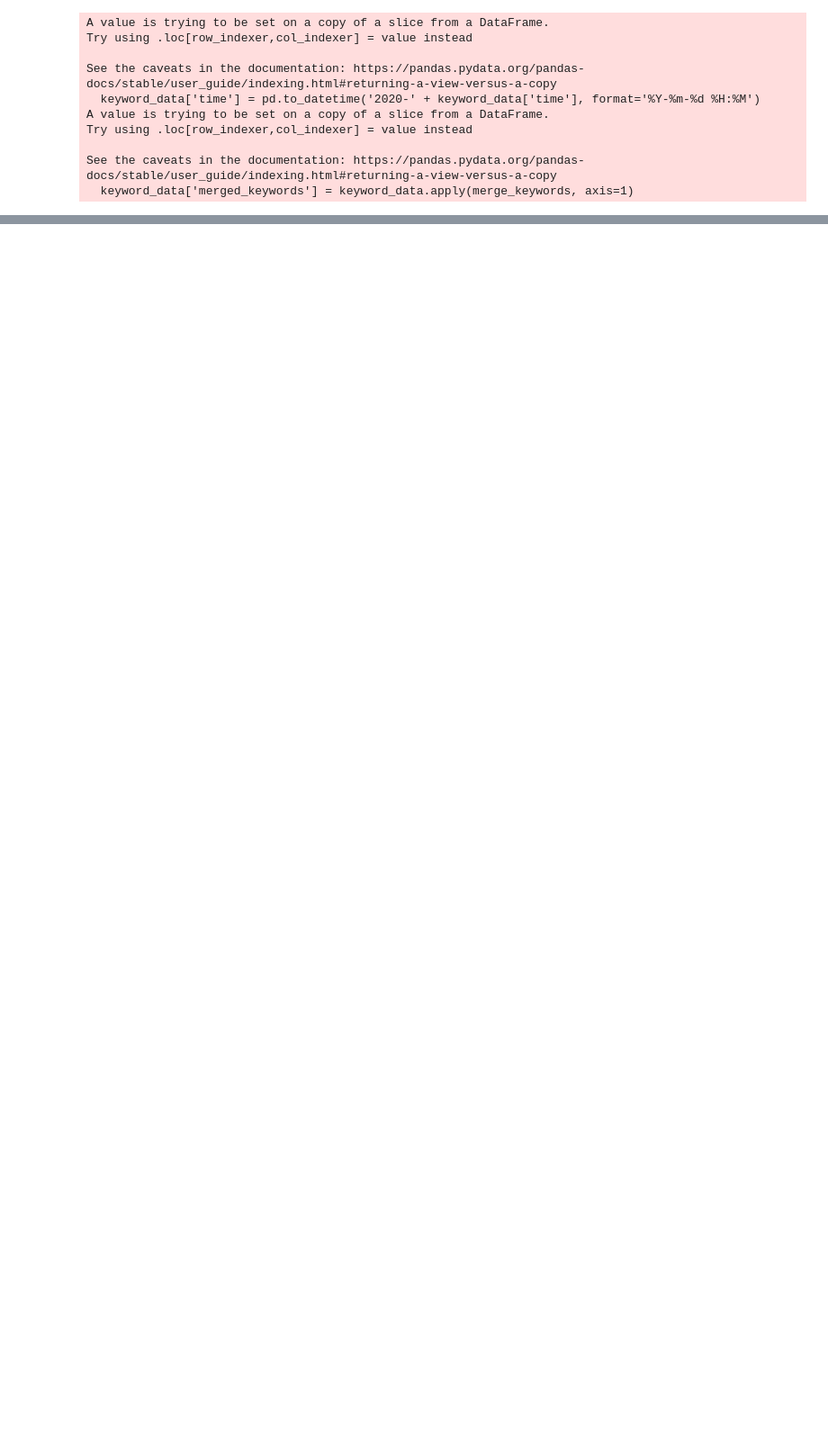
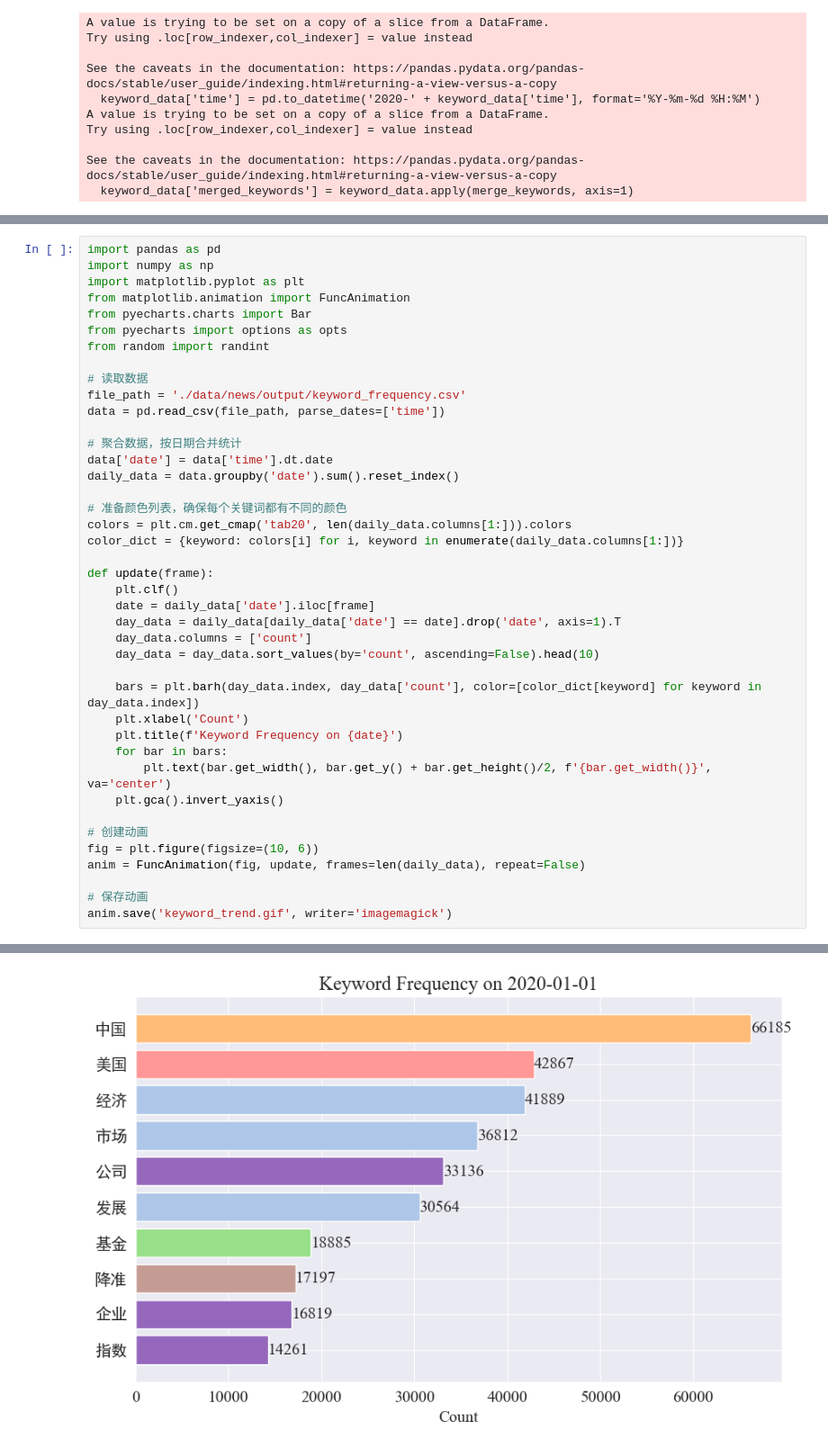
Before and after one commit to JaegerZhao/Natural-language-processing, a Jupyter notebook: 6 面向新冠肺炎的社会计算应用/news_analyze.ipynb, the cells around one changed output, grey strips where cells are left out. Shown at 90% size. Saved outputs shown, nothing was run; the diff lists cells and outputs as text; blank space fills up the shorter version.

```diff
--- a/6 面向新冠肺炎的社会计算应用/news_analyze.ipynb
+++ b/6 面向新冠肺炎的社会计算应用/news_analyze.ipynb
@@ -336,0 +337,42 @@ timeline.render("keyword_frequency_timeline.html")
+# %%
+import pandas as pd
+import numpy as np
+import matplotlib.pyplot as plt
+from matplotlib.animation import FuncAnimation
+from pyecharts.charts import Bar
+from pyecharts import options as opts
+from random import randint
+
+# 读取数据
+file_path = './data/news/output/keyword_frequency.csv'
+data = pd.read_csv(file_path, parse_dates=['time'])
+
+# 聚合数据，按日期合并统计
+data['date'] = data['time'].dt.date
+daily_data = data.groupby('date').sum().reset_index()
+
+# 准备颜色列表，确保每个关键词都有不同的颜色
+colors = plt.cm.get_cmap('tab20', len(daily_data.columns[1:])).colors
+color_dict = {keyword: colors[i] for i, keyword in enumerate(daily_data.columns[1:])}
+
+def update(frame):
+    plt.clf()
+    date = daily_data['date'].iloc[frame]
+    day_data = daily_data[daily_data['date'] == date].drop('date', axis=1).T
+    day_data.columns = ['count']
+    day_data = day_data.sort_values(by='count', ascending=False).head(10)
+
+    bars = plt.barh(day_data.index, day_data['count'], color=[color_dict[keyword] for keyword in day_data.index])
+    plt.xlabel('Count')
+    plt.title(f'Keyword Frequency on {date}')
+    for bar in bars:
+        plt.text(bar.get_width(), bar.get_y() + bar.get_height()/2, f'{bar.get_width()}', va='center')
+    plt.gca().invert_yaxis()
+
+# 创建动画
+fig = plt.figure(figsize=(10, 6))
+anim = FuncAnimation(fig, update, frames=len(daily_data), repeat=False)
+
+# 保存动画
+anim.save('keyword_trend.gif', writer='imagemagick')
+# %% [output]
@@ -336,0 +380 @@ timeline.render("keyword_frequency_timeline.html")
+[figure, added]
```
Also changed, not shown: parts of 3 cells of this notebook, 2 other files.
